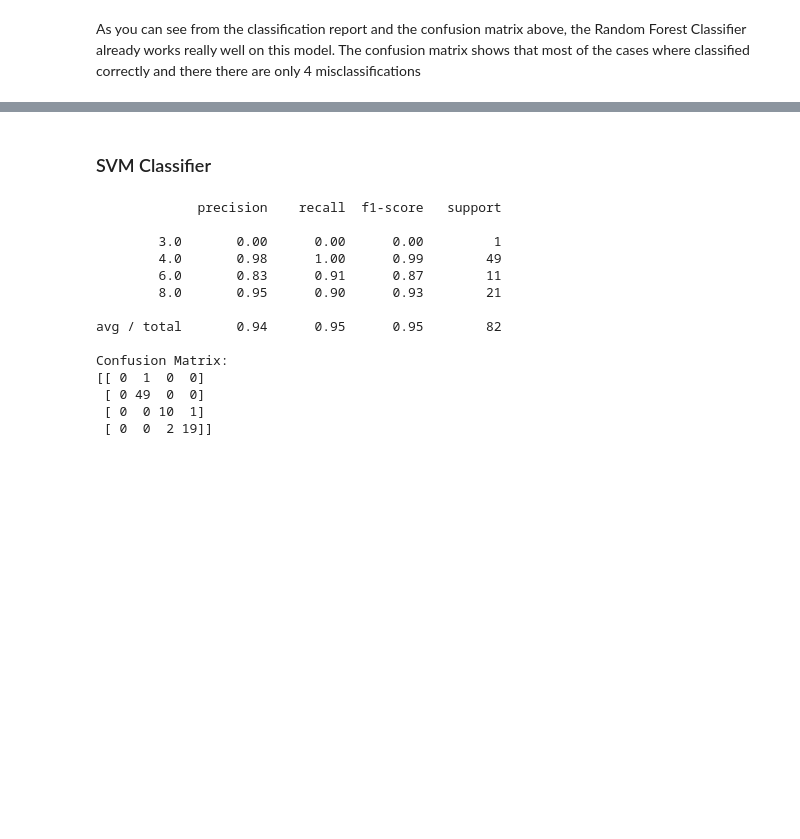
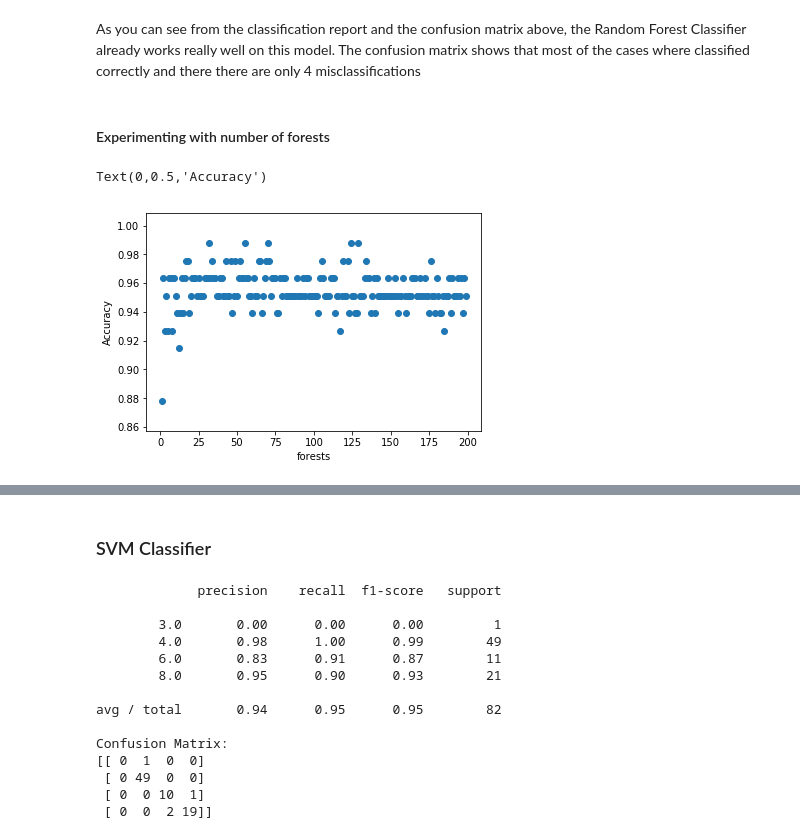
Before and after one commit to nikwlf/dswithcars, a Jupyter notebook: dscars.ipynb, the cells around one changed output, grey strips where cells are left out. Saved outputs shown, nothing was run; the diff lists cells and outputs as text; code cells hidden in the pictures; blank space fills up the shorter version.

Commit message:
forest shenanigans

```diff
--- a/dscars.ipynb
+++ b/dscars.ipynb
@@ -434,2 +434,22 @@ Confusion Matrix:
 # %% [markdown]
 As you can see from the classification report and the confusion matrix above, the Random Forest Classifier already works really well on this model. The confusion matrix shows that most of the cases where classified correctly and there there are only 4 misclassifications
+# %% [markdown]
+#### Experimenting with number of forests
+# %%
+# creating the model
+forests = np.arange(1,200,1)
+accuracy_results = []
+for f in forests:
+    rfc_temp = RandomForestClassifier(n_estimators = f)
+    rfc_temp.fit(X_train,y_train)
+    y_pred_rfc_temp = rfc_temp.predict(X_test)
+
+    accuracy_results.append(accuracy_score(y_test, y_pred_rfc_temp))
+
+
+plt.scatter(forests,accuracy_results)
+plt.xlabel('forests')
+plt.ylabel('Accuracy')
+# %% [output]
+Text(0,0.5,'Accuracy')
+[figure, added]
```
Also changed, not shown: parts of 9 cells of this notebook.
